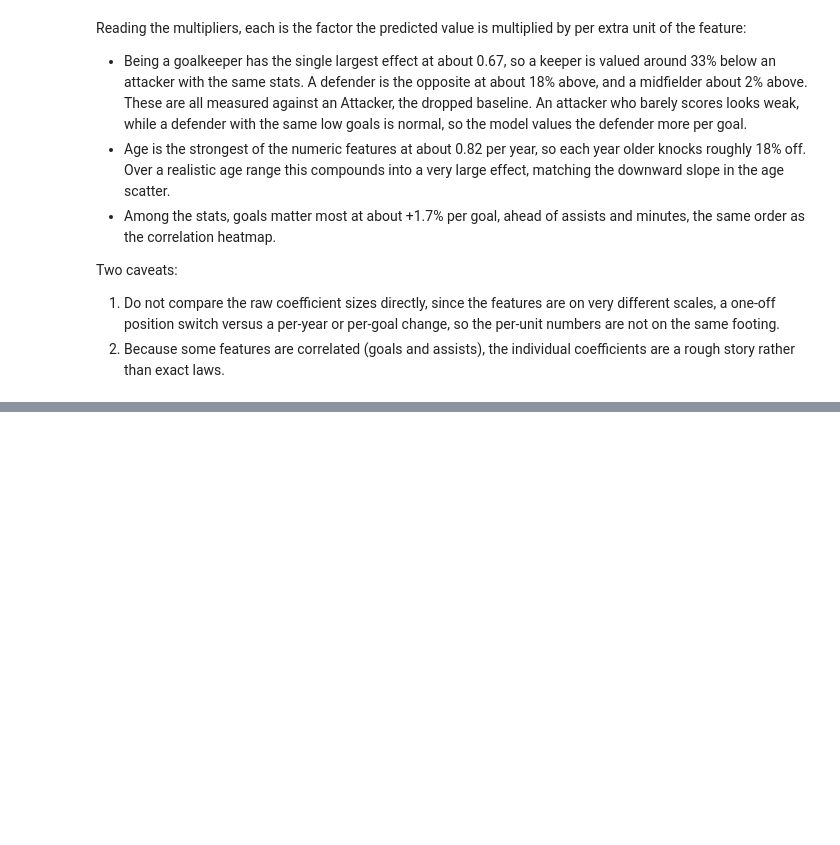
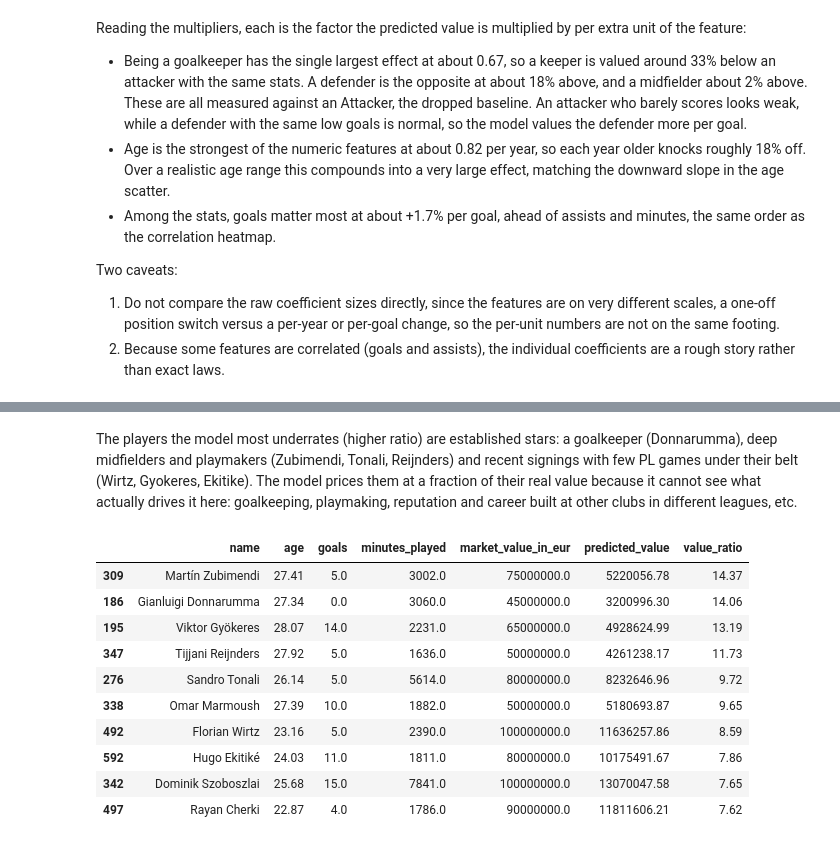
Before and after one commit to konstantinosioan/pl-transfer-value-predictor, a Jupyter notebook: notebook.ipynb, the cells around one changed output, grey strips where cells are left out. Drawn from its saved outputs; the diff is of its cells as text; code cells hidden in the pictures; blank space fills up the shorter version.

Commit message:
Interpret coefficients, predicted vs actual, over/undervalued players.

```diff
--- a/notebook.ipynb
+++ b/notebook.ipynb
@@ -311,0 +316,29 @@ Two caveats:
+# %%
+model_df["predicted_value"] = 10 ** model.predict(X)
+model_df["value_ratio"] = model_df[TARGET] / model_df["predicted_value"]
+
+show = [
+    "name",
+    "age",
+    "goals",
+    "minutes_played",
+    TARGET,
+    "predicted_value",
+    "value_ratio",
+]
+# %% [markdown]
+The players the model most underrates (higher ratio) are established stars: a goalkeeper (Donnarumma), deep midfielders and playmakers (Zubimendi, Tonali, Reijnders) and recent signings with few PL games under their belt (Wirtz, Gyokeres, Ekitike). The model prices them at a fraction of their real value because it cannot see what actually drives it here: goalkeeping, playmaking, reputation and career built at other clubs in different leagues, etc.
+# %%
+model_df.sort_values("value_ratio", ascending=False)[show].head(10).round(2)
+# %% [output]
+|  | name | age | goals | minutes_played | market_value_in_eur | predicted_value | value_ratio |
+| 309 | Martín Zubimendi | 27.41 | 5.0 | 3002.0 | 75000000.0 | 5220056.78 | 14.37 |
+| 186 | Gianluigi Donnarumma | 27.34 | 0.0 | 3060.0 | 45000000.0 | 3200996.30 | 14.06 |
+| 195 | Viktor Gyökeres | 28.07 | 14.0 | 2231.0 | 65000000.0 | 4928624.99 | 13.19 |
+| 347 | Tijjani Reijnders | 27.92 | 5.0 | 1636.0 | 50000000.0 | 4261238.17 | 11.73 |
+| 276 | Sandro Tonali | 26.14 | 5.0 | 5614.0 | 80000000.0 | 8232646.96 | 9.72 |
+| 338 | Omar Marmoush | 27.39 | 10.0 | 1882.0 | 50000000.0 | 5180693.87 | 9.65 |
+| 492 | Florian Wirtz | 23.16 | 5.0 | 2390.0 | 100000000.0 | 11636257.86 | 8.59 |
+| 592 | Hugo Ekitiké | 24.03 | 11.0 | 1811.0 | 80000000.0 | 10175491.67 | 7.86 |
+| 342 | Dominik Szoboszlai | 25.68 | 15.0 | 7841.0 | 100000000.0 | 13070047.58 | 7.65 |
+| 497 | Rayan Cherki | 22.87 | 4.0 | 1786.0 | 90000000.0 | 11811606.21 | 7.62 |
```
Also changed, not shown: parts of 10 cells of this notebook.
